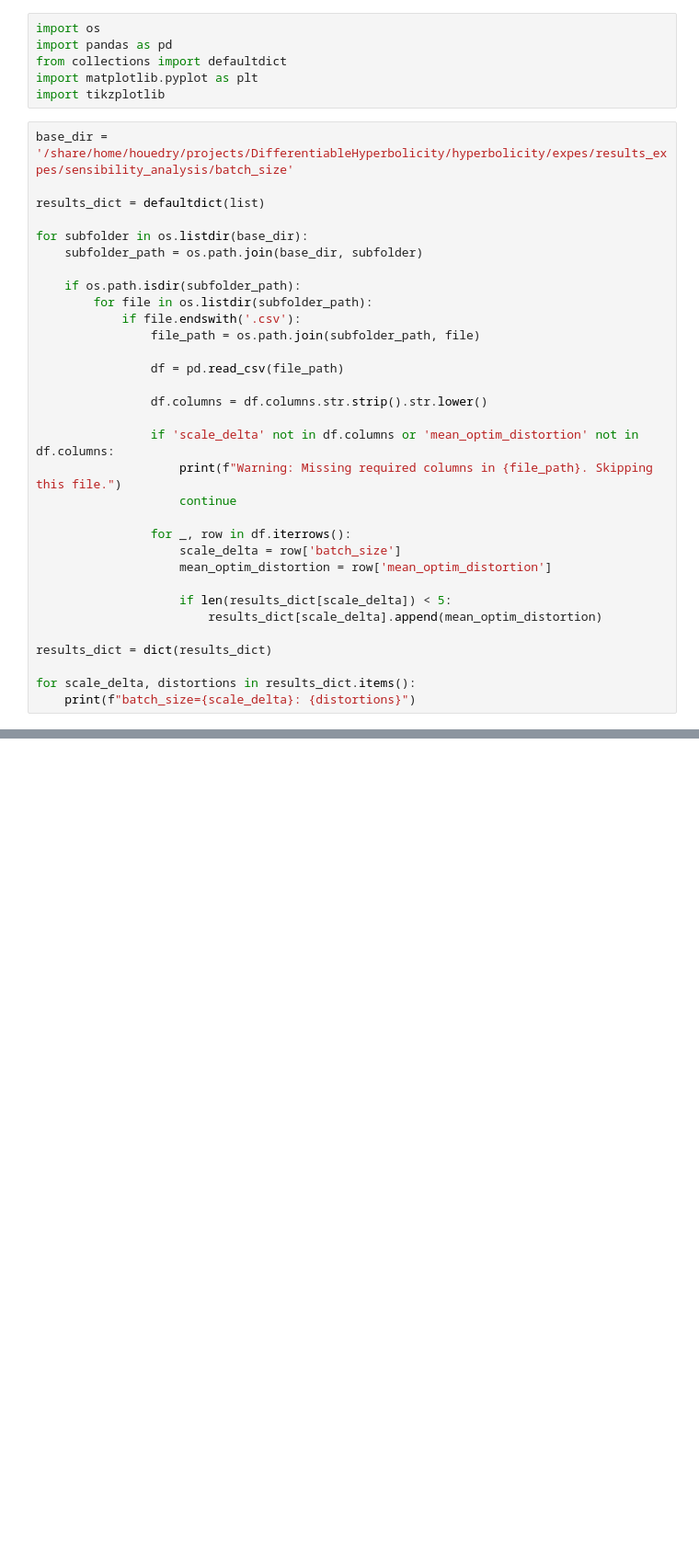
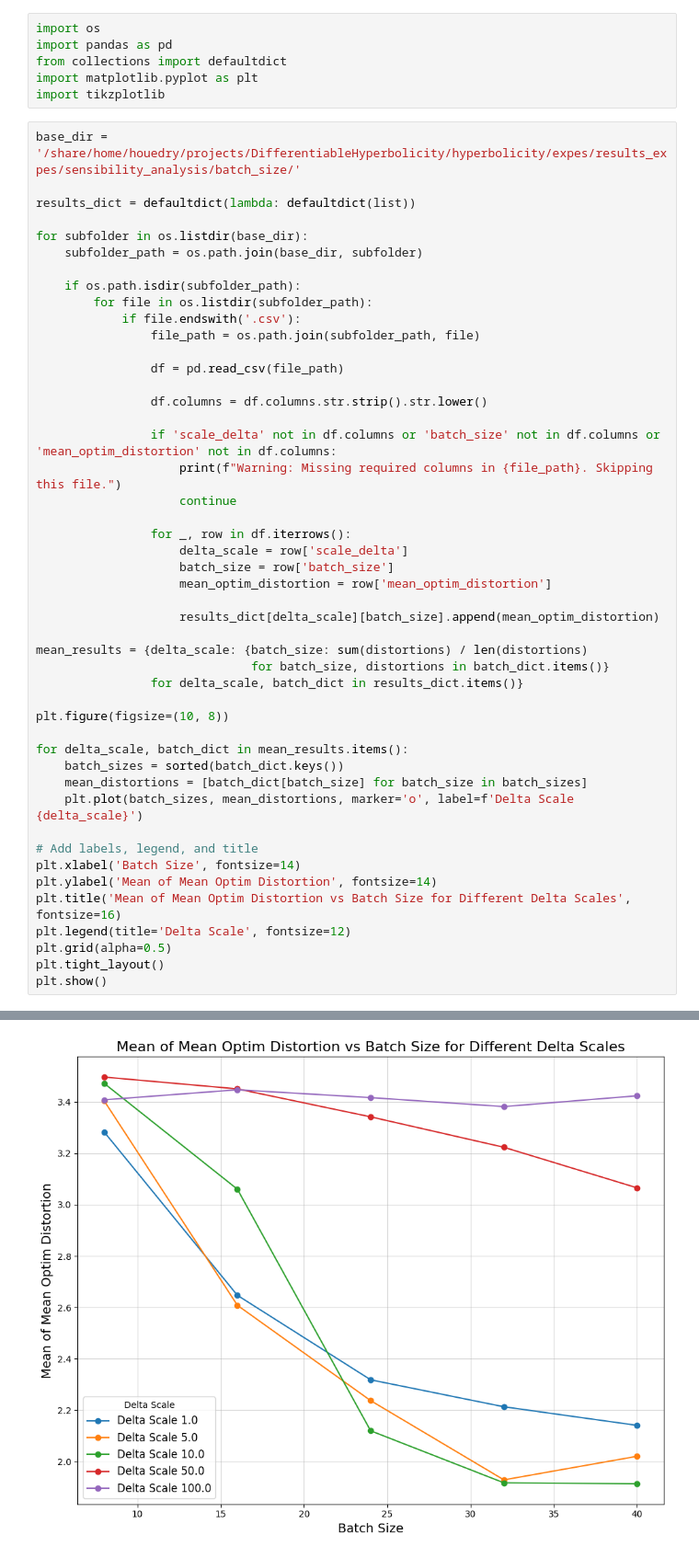
Before and after one commit to pierrehouedry/DifferentiableHyperbolicity, a Jupyter notebook: hyperbolicity/expes/figures/sensibility_analysis_bs.ipynb, the cells around one changed output, grey strips where cells are left out. Shown: that part at 92% size. Cells and saved outputs as stored; diff of their text form; blank space fills up the shorter version.

```diff
--- a/hyperbolicity/expes/figures/sensibility_analysis_bs.ipynb
+++ b/hyperbolicity/expes/figures/sensibility_analysis_bs.ipynb
@@ -5,9 +5,9 @@ from collections import defaultdict
 import matplotlib.pyplot as plt
 import tikzplotlib
 # %%
-base_dir = '/share/home/houedry/projects/DifferentiableHyperbolicity/hyperbolicity/expes/results_expes/sensibility_analysis/batch_size'
+base_dir = '/share/home/houedry/projects/DifferentiableHyperbolicity/hyperbolicity/expes/results_expes/sensibility_analysis/batch_size/'
 
-results_dict = defaultdict(list)
+results_dict = defaultdict(lambda: defaultdict(list))
 
 for subfolder in os.listdir(base_dir):
     subfolder_path = os.path.join(base_dir, subfolder)
@@ -21,19 +21,34 @@ for subfolder in os.listdir(base_dir):
 
                 df.columns = df.columns.str.strip().str.lower()
 
-                if 'scale_delta' not in df.columns or 'mean_optim_distortion' not in df.columns:
+                if 'scale_delta' not in df.columns or 'batch_size' not in df.columns or 'mean_optim_distortion' not in df.columns:
                     print(f"Warning: Missing required columns in {file_path}. Skipping this file.")
                     continue
 
                 for _, row in df.iterrows():
-                    scale_delta = row['batch_size']
+                    delta_scale = row['scale_delta']
+                    batch_size = row['batch_size']
                     mean_optim_distortion = row['mean_optim_distortion']
 
-                    if len(results_dict[scale_delta]) < 5:
-                        results_dict[scale_delta].append(mean_optim_distortion)
+                    results_dict[delta_scale][batch_size].append(mean_optim_distortion)
 
-results_dict = dict(results_dict)
+mean_results = {delta_scale: {batch_size: sum(distortions) / len(distortions)
+                              for batch_size, distortions in batch_dict.items()}
+                for delta_scale, batch_dict in results_dict.items()}
 
-for scale_delta, distortions in results_dict.items():
-    print(f"batch_size={scale_delta}: {distortions}")
+plt.figure(figsize=(10, 8))
+
+for delta_scale, batch_dict in mean_results.items():
+    batch_sizes = sorted(batch_dict.keys())
+    mean_distortions = [batch_dict[batch_size] for batch_size in batch_sizes]
+    plt.plot(batch_sizes, mean_distortions, marker='o', label=f'Delta Scale {delta_scale}')
+
+# Add labels, legend, and title
+plt.xlabel('Batch Size', fontsize=14)
+plt.ylabel('Mean of Mean Optim Distortion', fontsize=14)
+plt.title('Mean of Mean Optim Distortion vs Batch Size for Different Delta Scales', fontsize=16)
+plt.legend(title='Delta Scale', fontsize=12)
+plt.grid(alpha=0.5)
+plt.tight_layout()
+plt.show()
 # %% [output]
@@ -45 +55,2 @@ batch_size=36.0: [1.934077980518341, 1.8312211585044864, 1.8866179513931276, 2.1
+[figure, added]
 # %%
```
Also changed, not shown: parts of 2 cells of this notebook, 22 other files.
